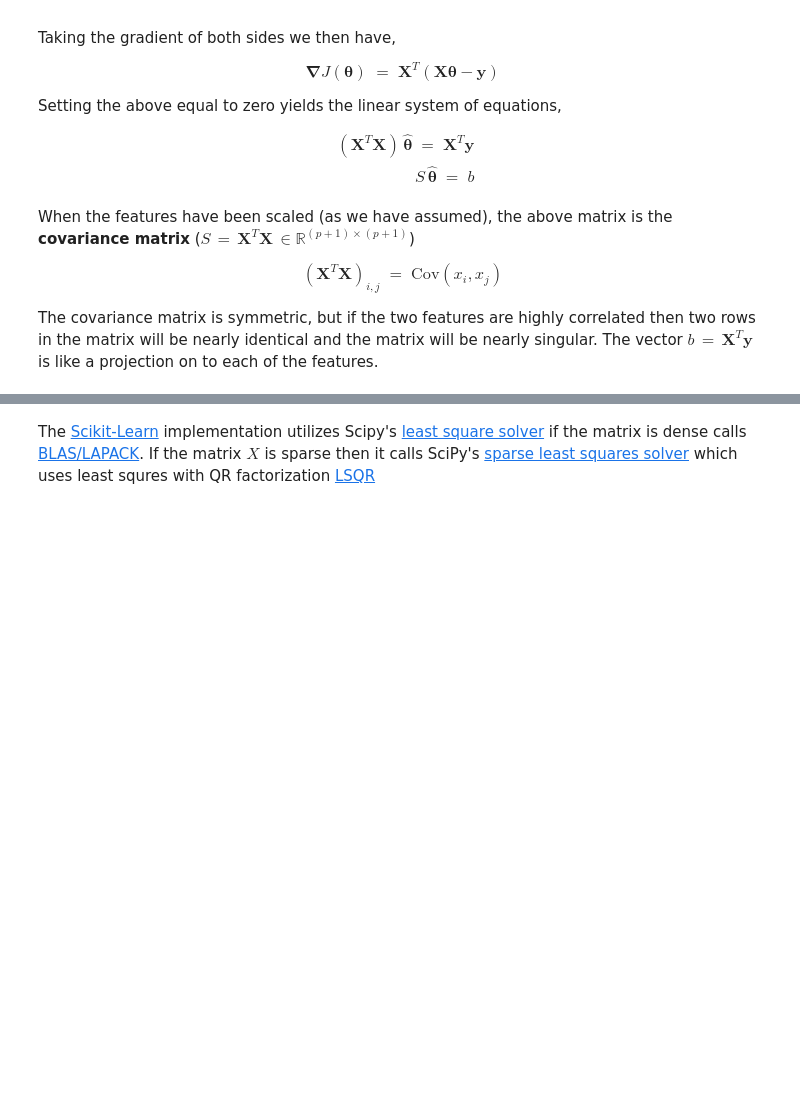
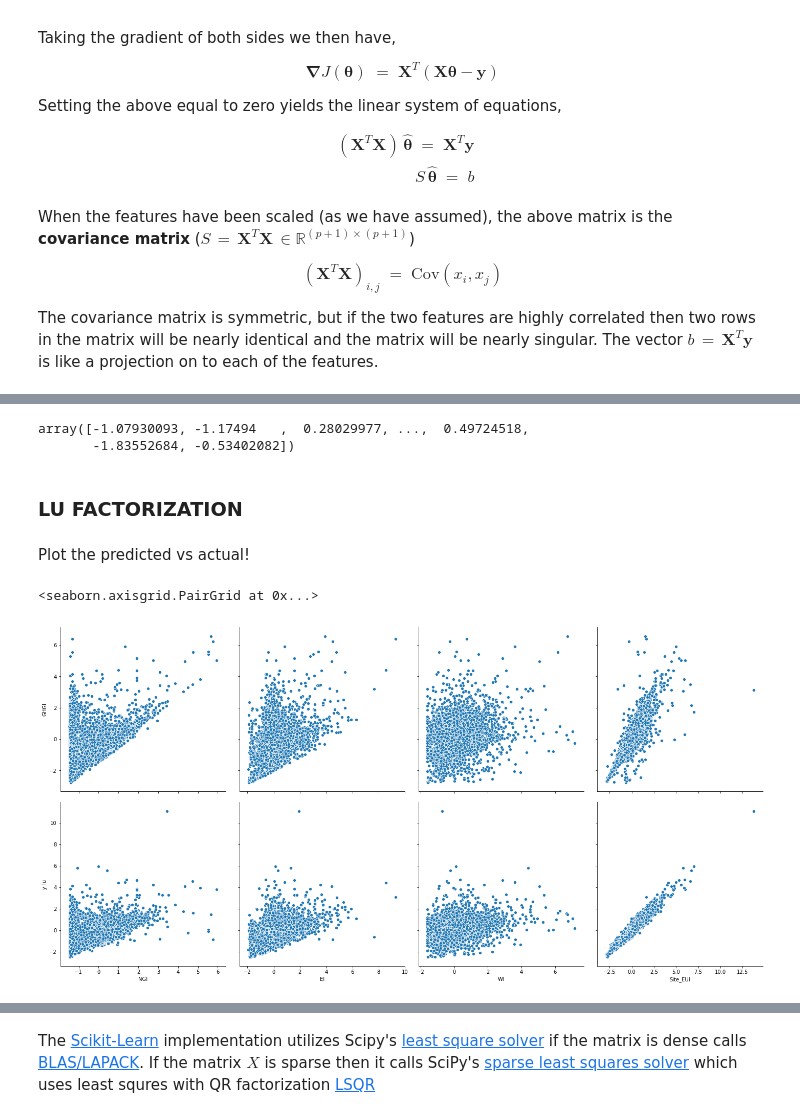
Before and after one commit to mdh266/CompLinearAlgebraML, a Jupyter notebook: Notebook.ipynb, the cells around one changed output, grey strips where cells are left out. Saved outputs shown, nothing was run; the diff lists cells and outputs as text; code cells hidden in the pictures; blank space fills up the shorter version.

Commit message:
adding LU factorization and Cholesky factorization

```diff
--- a/Notebook.ipynb
+++ b/Notebook.ipynb
@@ -161,0 +186,4 @@ https://docs.scipy.org/doc/numpy/reference/generated/numpy.linalg.cholesky.html
+# %%
+X = df2[['NGI','EI','WI','Site_EUI']].values
+
+Y = df2[["GHGI"]].values[:,0]
@@ -161,0 +200,34 @@ https://docs.scipy.org/doc/numpy/reference/generated/numpy.linalg.cholesky.html
+# %%
+Y
+# %% [output]
+array([-1.07930093, -1.17494   ,  0.28029977, ...,  0.49724518,
+       -1.83552684, -0.53402082])
+# %% [markdown]
+### LU FACTORIZATION
+# %%
+from scipy.linalg import lu_factor, lu_solve
+
+# Build the covariance matrix
+X_t = X.transpose()
+S = X_t.dot(X)
+
+lu, piv = lu_factor(S)
+
+# "project the Y values on to the features and solve for coeffs"
+theta = lu_solve((lu, piv), X_t.dot(Y))
+# %%
+# Get the in sample predicted values
+y_hat = X.dot(theta)
+
+df2["y_lu"] = y_hat
+# %% [markdown]
+ Plot the predicted vs actual!
+# %%
+sns.pairplot(df2,
+             x_vars=['NGI','EI','WI','Site_EUI'],
+             y_vars=['GHGI', 'y_lu'],
+             kind = 'scatter',
+             height=5)
+# %% [output]
+<seaborn.axisgrid.PairGrid at 0x...>
+[figure, added]
```
Also changed, not shown: parts of 13 cells of this notebook, 3 other files.
